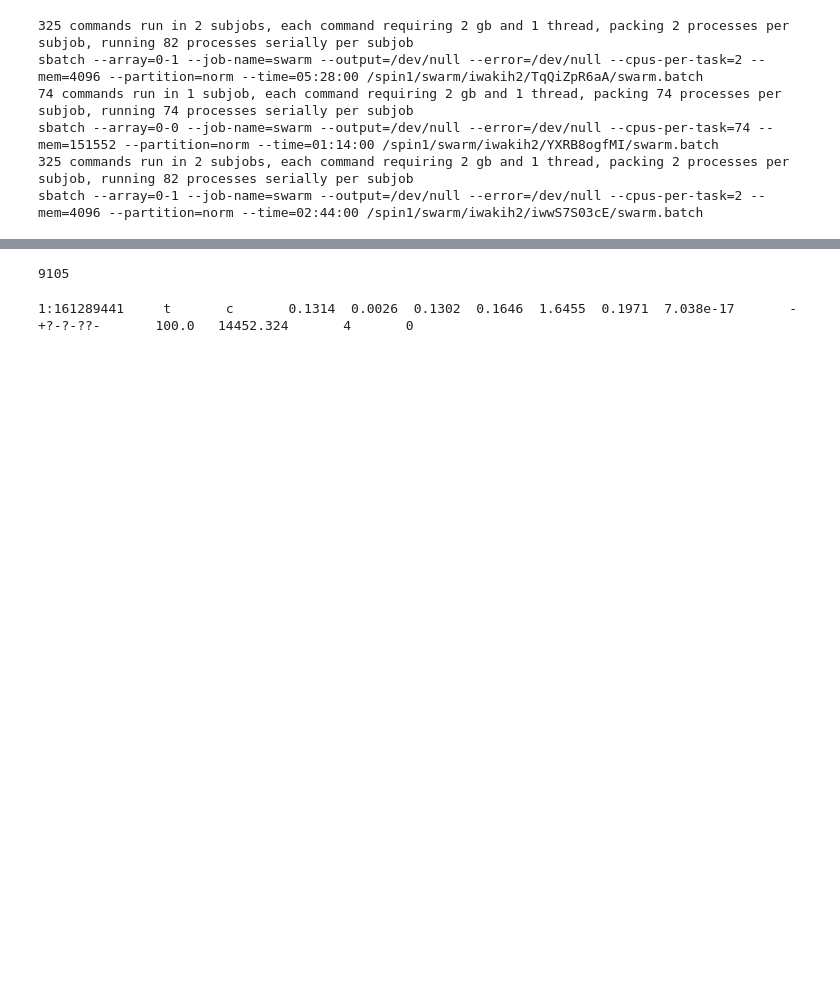
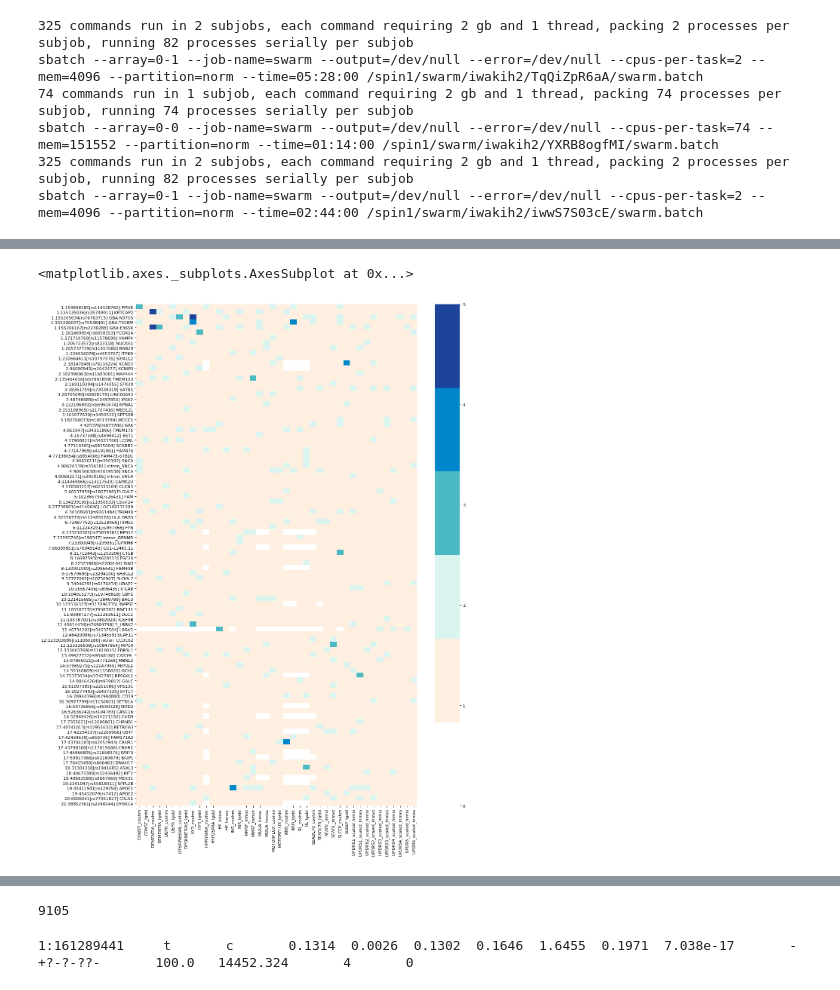
Before and after one commit to hirotaka-i/phenoGWAS, a Jupyter notebook: ReAnalysis.ipynb, the cells around one changed output, grey strips where cells are left out. Cells and saved outputs as stored; diff of their text form; code cells hidden in the pictures; blank space fills up the shorter version.

```diff
--- a/ReAnalysis.ipynb
+++ b/ReAnalysis.ipynb
@@ -713,0 +824,16 @@ plt.savefig('fig/output.png', bbox_inches='tight', dpi=150)
+# %%
+N_Variants=92 - df_out.isnull().sum(axis=0)
+N_tests=42 - df_out.isnull().sum(axis=1)
+t1=df_out.isnull() == False
+t2=df_out > -np.log10(0.05)
+t3=df_out.add(-np.log10(N_tests),axis=0) > -np.log10(0.05)
+t4=df_out.add(-np.log10(N_Variants),axis=1) > -np.log10(0.05)
+t5=df_out.add(-np.log10(N_tests),axis=0).add(-np.log10(N_Variants),axis=1) > -np.log10(0.05)
+dft=(t1*1).add(t2*1).add(t3*1).add(t4*1).add(t5*1)
+dft_select = dft.loc[:,[i for i in list(dft) if not "lncns" in i]].astype('int')
+_cmap = ["#FFFFFF", "#ffefe1", "#daf4f0", "#4bb9c2", "#0086cb", "#1e439B"]
+fig=plt.figure(figsize=(15, 22), dpi= 80, facecolor='w', edgecolor='k', )
+sns.heatmap(dft_select, cmap=_cmap)
+# %% [output]
+<matplotlib.axes._subplots.AxesSubplot at 0x...>
+[figure, added]
```
Also changed, not shown: parts of 20 cells of this notebook, 4 other files.
